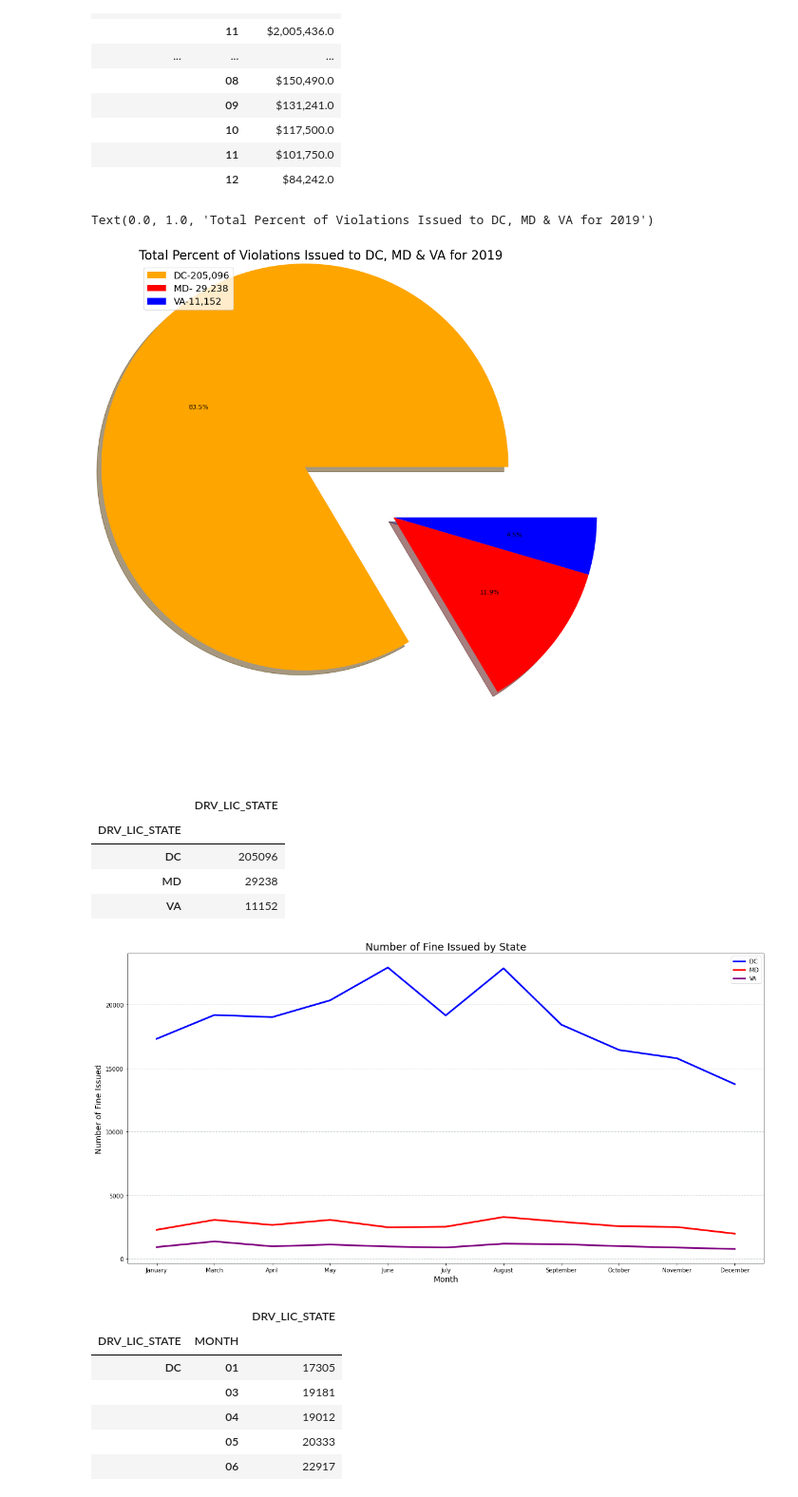
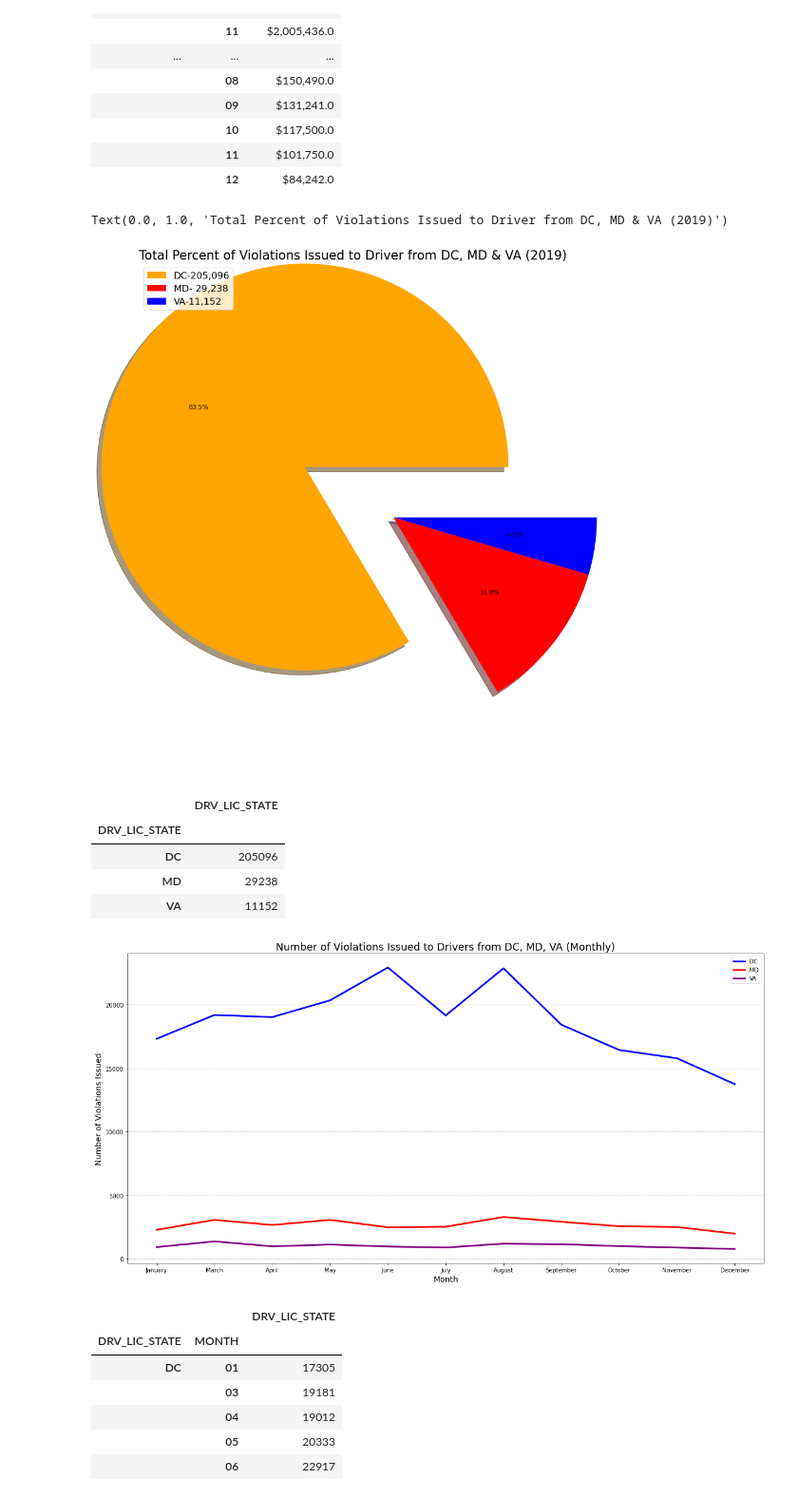
Before and after one commit to Renier83/API-challenge1, a Jupyter notebook: Project/Final.ipynb, the cells around one changed output. Shown: that part at 95% size. Cells and saved outputs as stored; diff of their text form; code cells hidden in the pictures.

```diff
--- a/Project/Final.ipynb
+++ b/Project/Final.ipynb
@@ -186,10 +186,10 @@ explode = (0.5, 0, 0)
 plt.figure(figsize=(15,15), dpi=80)
 plt.pie(tasks, explode=explode, shadow=True, colors=colors, autopct='%1.1f%%')
 plt.legend(labels= ['DC-205,096','MD- 29,238', 'VA-11,152'],loc=2, fontsize= 15)
-plt.title('Total Percent of Violations Issued to DC, MD & VA for 2019',loc="left", fontsize=20)
+plt.title('Total Percent of Violations Issued to Driver from DC, MD & VA (2019)',loc="left", fontsize=20)
 # %% [output]
-Text(0.0, 1.0, 'Total Percent of Violations Issued to DC, MD & VA for 2019')
+Text(0.0, 1.0, 'Total Percent of Violations Issued to Driver from DC, MD & VA (2019)')
-[figure, old version]
+[figure, new version]
 # %%
 violation_amount = y2019_df.groupby("DRV_LIC_STATE")['DRV_LIC_STATE'].count()
 violation_amount.to_frame()
@@ -202,23 +202,23 @@ violation_amount.to_frame()
 # %%
 x_axis = ('January', 'March', 'April', 'May', 'June', 'July', 'August', 'September', 'October', 'November', 'December')
 x_axis
 District = [17305 ,19181, 19012, 20333, 22917, 19144, 22851, 18417, 16425, 15773, 13738]
 Maryland = [2272, 3058, 2653, 3055, 2474, 2517, 3283, 2906, 2555, 2495, 1970]
 Virginia = [916, 1361, 971, 1111, 960, 879, 1183, 1142, 989, 875, 765]
 
 plt.figure(figsize=(20, 10))
 first = plt.plot(x_axis, District, linewidth=3, color='blue', label='DC')
 second = plt.plot(x_axis, Maryland, linewidth=3, color='red', label='MD')
 third = plt.plot(x_axis, Virginia, linewidth=3, color='purple', label='VA')
 
 plt.legend(loc='best')
 plt.grid(color='#95A5A6', linestyle='--', linewidth=1, axis='y', alpha=0.5)
 plt.xlabel('Month', fontsize=14)
 plt.ylabel('Number of Violations Issued', fontsize=14)
-plt.title('Number of Violations Issued by State', fontsize=18)
+plt.title('Number of Violations Issued to Drivers from DC, MD, VA (Monthly)', fontsize=18)
 plt.show()
 # %% [output]
-[figure, old version]
+[figure, new version]
 # %%
 violation_amount = y2019_df.groupby(["DRV_LIC_STATE", "MONTH"])['DRV_LIC_STATE'].count()
 violation_amount.to_frame()
```
Also changed, not shown: parts of 7 cells of this notebook.
